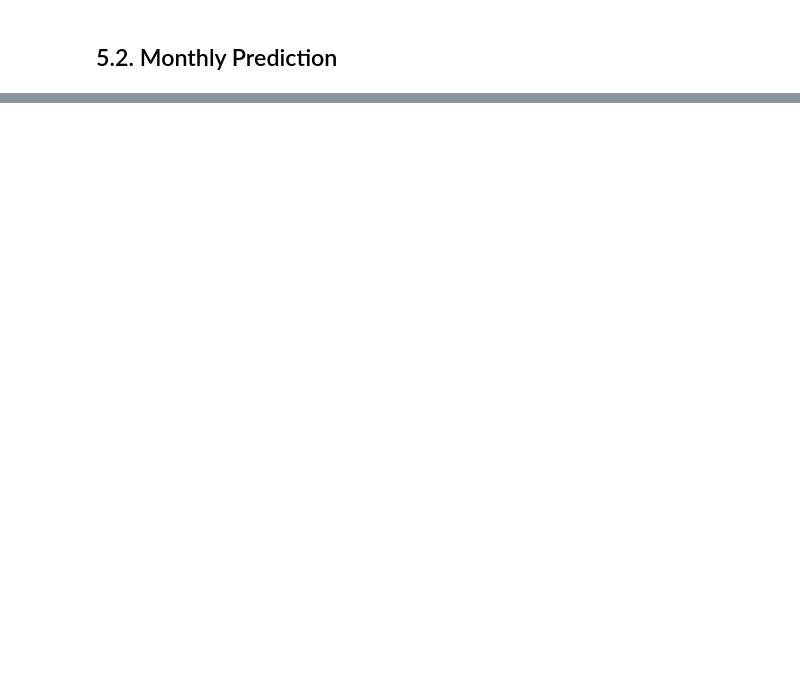
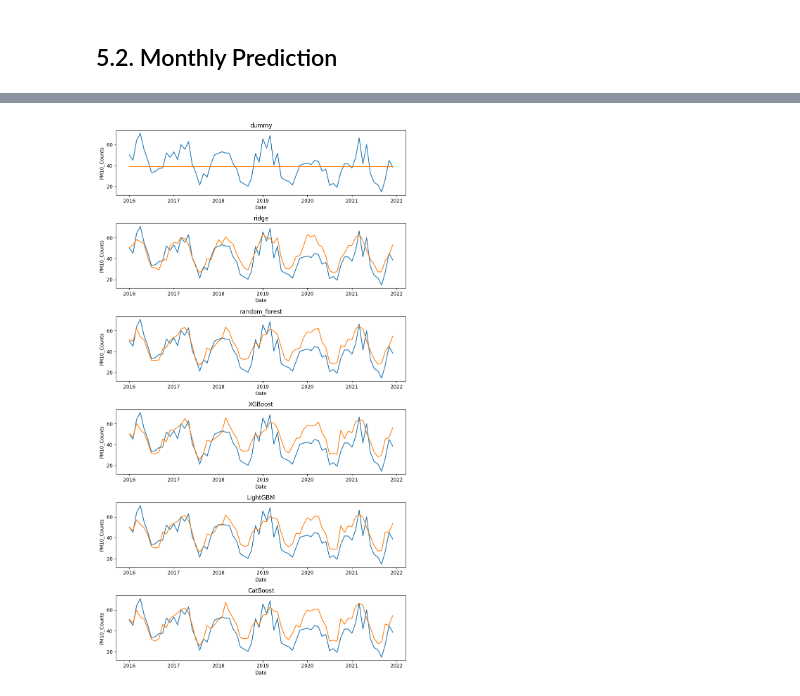
Before and after one commit to johnwslee/fine_dust_analysis, a Jupyter notebook: notebooks/2_machine_learning.ipynb, the cells around one changed output, grey strips where cells are left out. Saved outputs shown, nothing was run; the diff lists cells and outputs as text; code cells hidden in the pictures; blank space fills up the shorter version.

```diff
--- a/notebooks/2_machine_learning.ipynb
+++ b/notebooks/2_machine_learning.ipynb
@@ -262,9 +252,0 @@ test_df_1.head()
-# %%
-for name, model in models.items():
-    fig = (
-        test_df_1.groupby(["year_month"])[["PM10_Counts", f"{name}_prediction"]]
-        .mean()
-        .plot(figsize=(12, 3))
-    )
-    fig.set_title(f"{name}")
-    plt.show()
@@ -277,0 +253,17 @@ for name, model in models.items():
+# %%
+fig, axs = plt.subplots(figsize=(9, 16), nrows=6, ncols=1)
+
+for i, name in enumerate(models.keys()):
+    temp_df = test_df_1.groupby(["year_month"])[["PM10_Counts", f"{name}_prediction"]].mean()
+    temp_df = temp_df.reset_index()
+    temp_df["year_month"] = temp_df["year_month"].astype("datetime64[ns]")
+    axs[i].plot(temp_df["year_month"], temp_df["PM10_Counts"], label="PM10_Counts")
+    axs[i].plot(temp_df["year_month"], temp_df[f"{name}_prediction"], label=f"{name}_prediction")
+    axs[i].set_title(f"{name}")
+    axs[i].set_xlabel("Date")
+    axs[i].set_ylabel("PM10_Counts")
+fig.tight_layout()
+plt.show()
+fig.savefig("../img/predictions_by_MLs_monthly.png")
+# %% [output]
+[figure, added]
```
Also changed, not shown: parts of 7 cells of this notebook, 10 other files.
